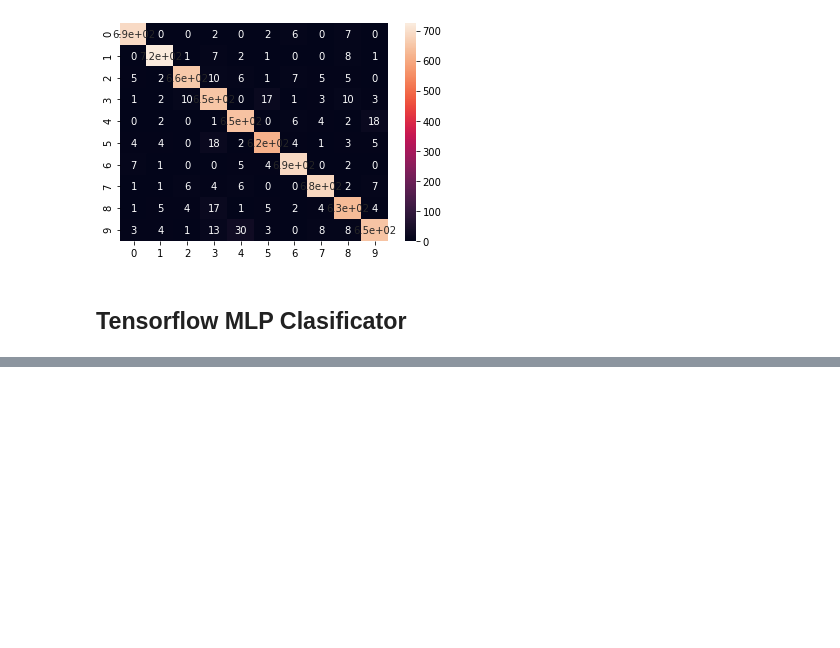
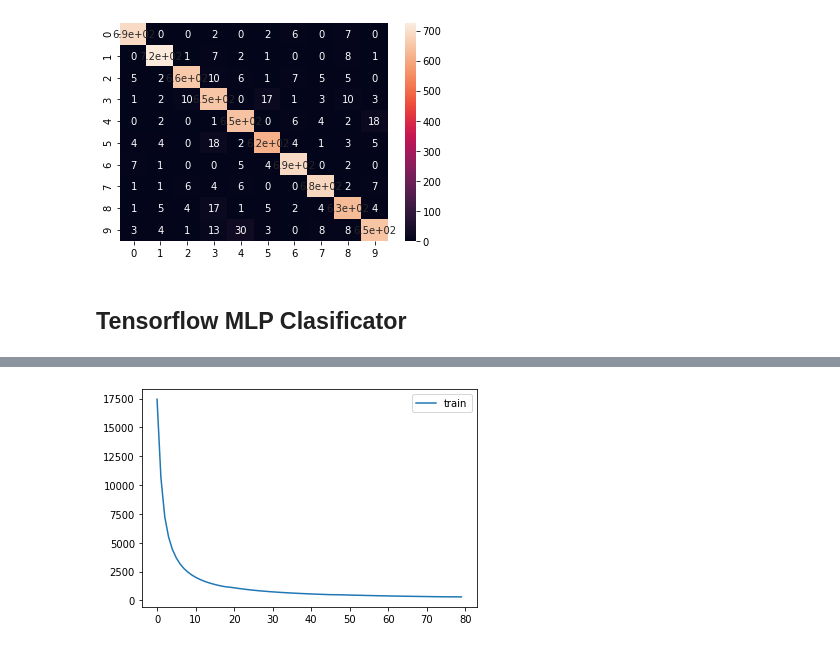
Before and after one commit to letv3/NSIETE, a Jupyter notebook: Zadanie1/zadanie_1.ipynb, the cells around one changed output, grey strips where cells are left out. Drawn from its saved outputs; the diff is of its cells as text; code cells hidden in the pictures; blank space fills up the shorter version.

```diff
--- a/Zadanie1/zadanie_1.ipynb
+++ b/Zadanie1/zadanie_1.ipynb
@@ -359,7 +364,7 @@ train_op = tf.train.AdamOptimizer(learning_rate=0.001).minimize(loss_op)
 init = tf.global_variables_initializer()
 
 # train parameters
-epochs = 15
+epochs = 80
 batch_size = 1000
 iteration = len(X_train)//batch_size
 
@@ -380,17 +385,24 @@ with tf.Session() as sess:
         for i in range(iteration):
             _, loss = sess.run([train_op, loss_op],
                               feed_dict={x: X_train[start:end],
-                                         y: y_train[start:end]})
+                                         y: y_train_1h[start:end]})
             start += batch_size
             end += batch_size
             train_losses.append(loss)
+            tloss = np.mean(train_losses)
+        mean_train_losses.append(tloss)
         # Validate model
         preds = tf.nn.softmax(logits)
         correct_prediction = tf.equal(tf.argmax(preds, 1), tf.argmax(y,1))
         # Calculate accuracy
         accuracy = tf.reduce_mean(tf.cast(correct_prediction, "float"))
-        cur_val_acc = accuracy.eval({x: X_valid, y: y_valid})
+        cur_val_acc = accuracy.eval({x: X_valid, y: y_valid_1h})
+        print(f"epoch: {str(epoch)}, validation accuracy: {cur_val_acc}, loss: {tloss}")
         valid_acc_list.append(cur_val_acc)
 
-    plt.plot(mean_train_losses)
+    #wandb.tensorflow.log(tf.summary.merge_all())
+
+    plt.plot(mean_train_losses, label='train')
+    plt.legend()
     plt.show()
+# %% [output]
@@ -396,0 +426 @@ with tf.Session() as sess:
+[figure, added]
```
Also changed, not shown: parts of 3 cells of this notebook.
